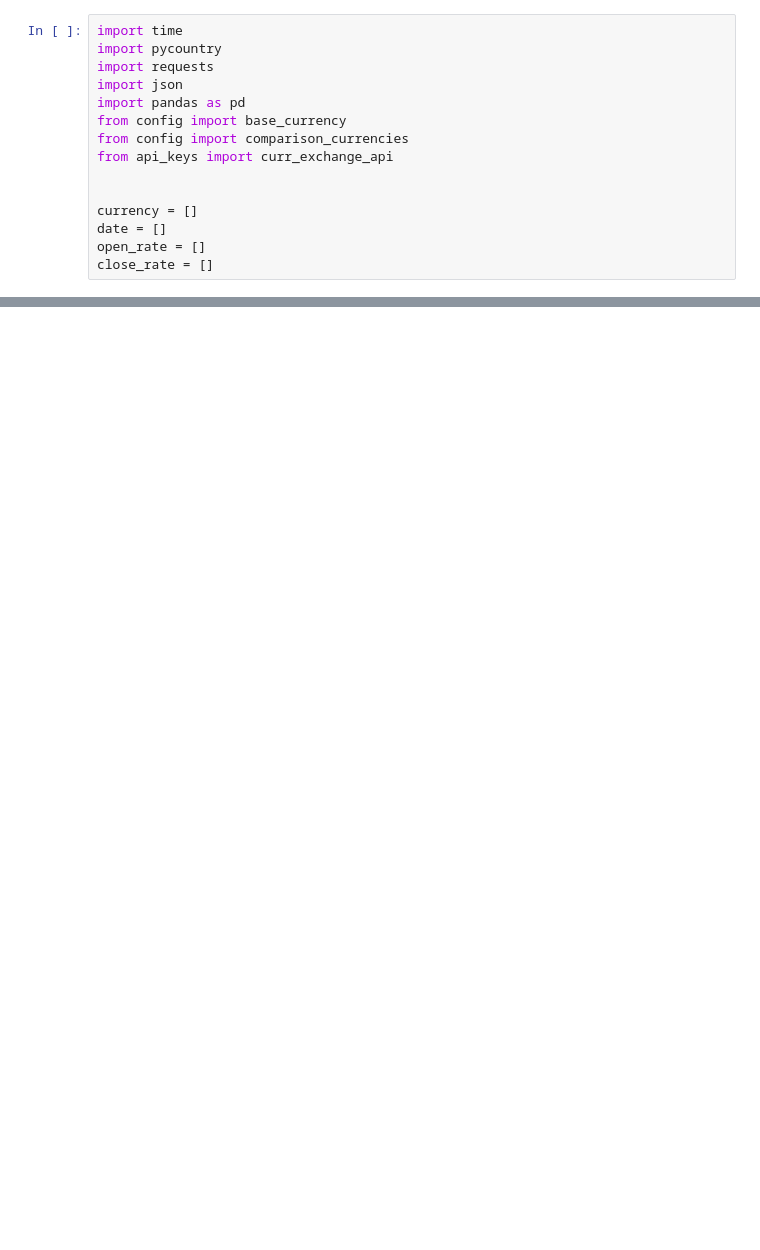
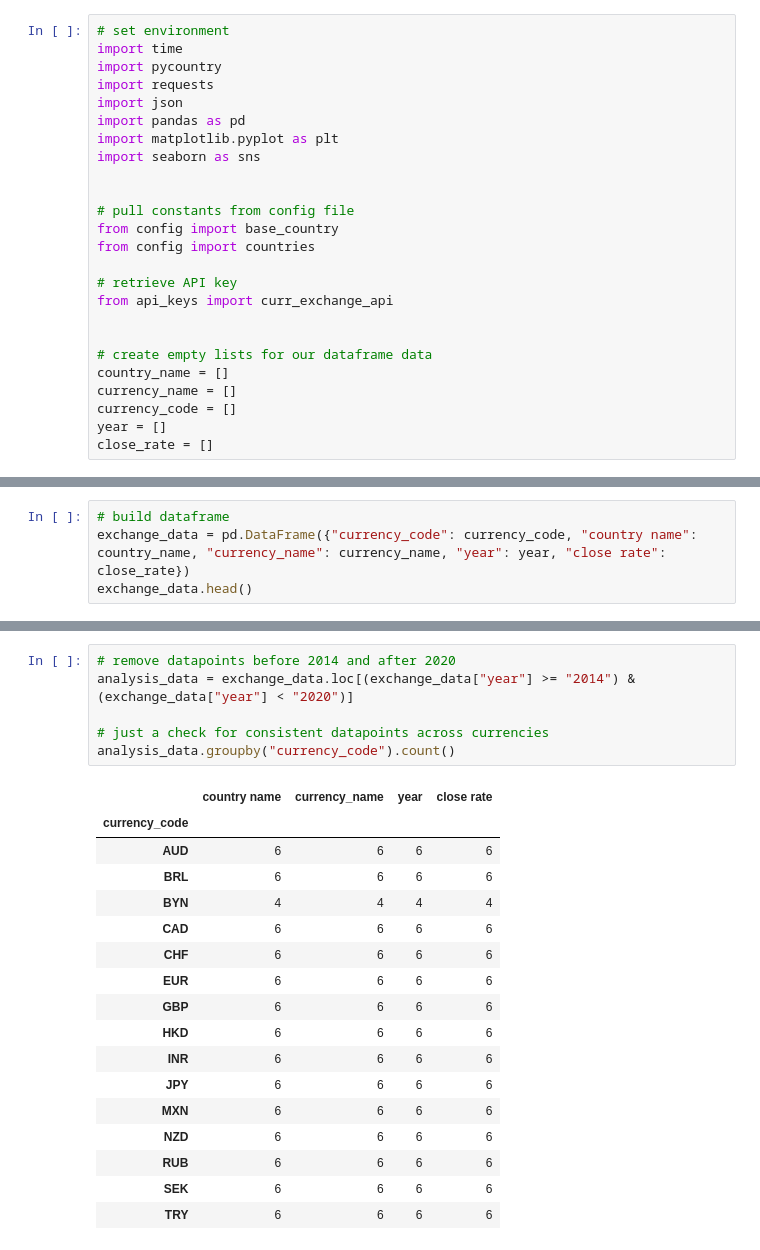
Before and after one commit to kmspitzer/Exchange-Rate-Project, a Jupyter notebook: exchange_rate.ipynb, the cells around one changed output, grey strips where cells are left out. Drawn from its saved outputs; the diff is of its cells as text; blank space fills up the shorter version.

Commit message:
currency data cleaned and line plots generated and saved to Output

```diff
--- a/exchange_rate.ipynb
+++ b/exchange_rate.ipynb
@@ -1,17 +5,27 @@
 # %%
+# set environment
 import time
 import pycountry
 import requests
 import json
 import pandas as pd
-from config import base_currency
-from config import comparison_currencies
+import matplotlib.pyplot as plt
+import seaborn as sns
+
+
+# pull constants from config file
+from config import base_country
+from config import countries
+
+# retrieve API key
 from api_keys import curr_exchange_api
 
 
-currency = []
-date = []
-open_rate = []
+# create empty lists for our dataframe data
+country_name = []
+currency_name = []
+currency_code = []
+year = []
 close_rate = []
 # %%
 
@@ -64,0 +70,4 @@ analysis_data.groupby("end_date").count()
+# %%
+# build dataframe
+exchange_data = pd.DataFrame({"currency_code": currency_code, "country name": country_name, "currency_name": currency_name, "year": year, "close rate": close_rate})
+exchange_data.head()
@@ -64,0 +81,24 @@ analysis_data.groupby("end_date").count()
+# %%
+# remove datapoints before 2014 and after 2020
+analysis_data = exchange_data.loc[(exchange_data["year"] >= "2014") & (exchange_data["year"] < "2020")]
+
+# just a check for consistent datapoints across currencies
+analysis_data.groupby("currency_code").count()
+# %% [output]
+|  | country name | currency_name | year | close rate |
+| currency_code |  |  |  |  |
+| AUD | 6 | 6 | 6 | 6 |
+| BRL | 6 | 6 | 6 | 6 |
+| BYN | 4 | 4 | 4 | 4 |
+| CAD | 6 | 6 | 6 | 6 |
+| CHF | 6 | 6 | 6 | 6 |
+| EUR | 6 | 6 | 6 | 6 |
+| GBP | 6 | 6 | 6 | 6 |
+| HKD | 6 | 6 | 6 | 6 |
+| INR | 6 | 6 | 6 | 6 |
+| JPY | 6 | 6 | 6 | 6 |
+| MXN | 6 | 6 | 6 | 6 |
+| NZD | 6 | 6 | 6 | 6 |
+| RUB | 6 | 6 | 6 | 6 |
+| SEK | 6 | 6 | 6 | 6 |
+| TRY | 6 | 6 | 6 | 6 |
```
Also changed, not shown: parts of 11 cells of this notebook, 19 other files.
